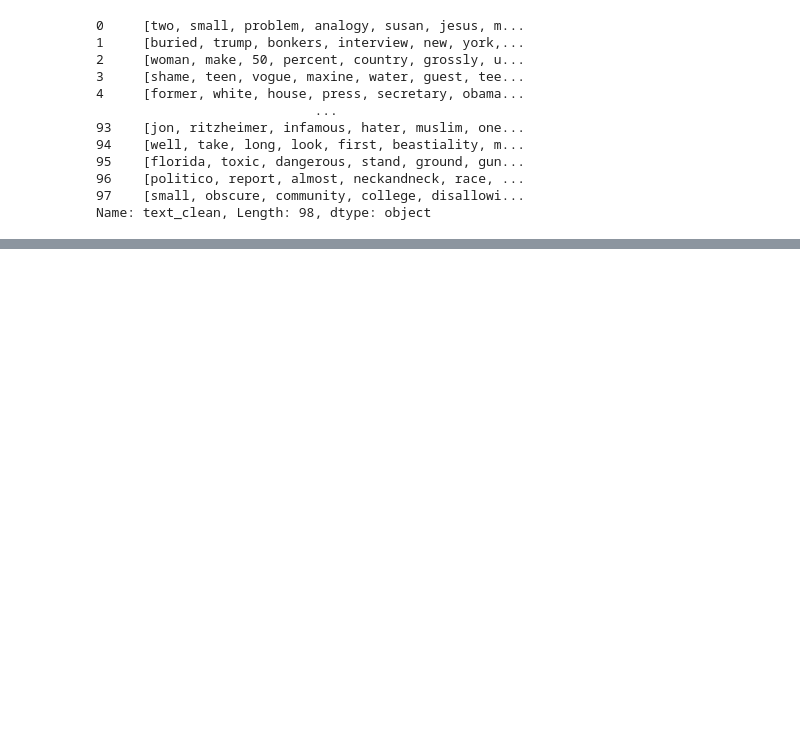
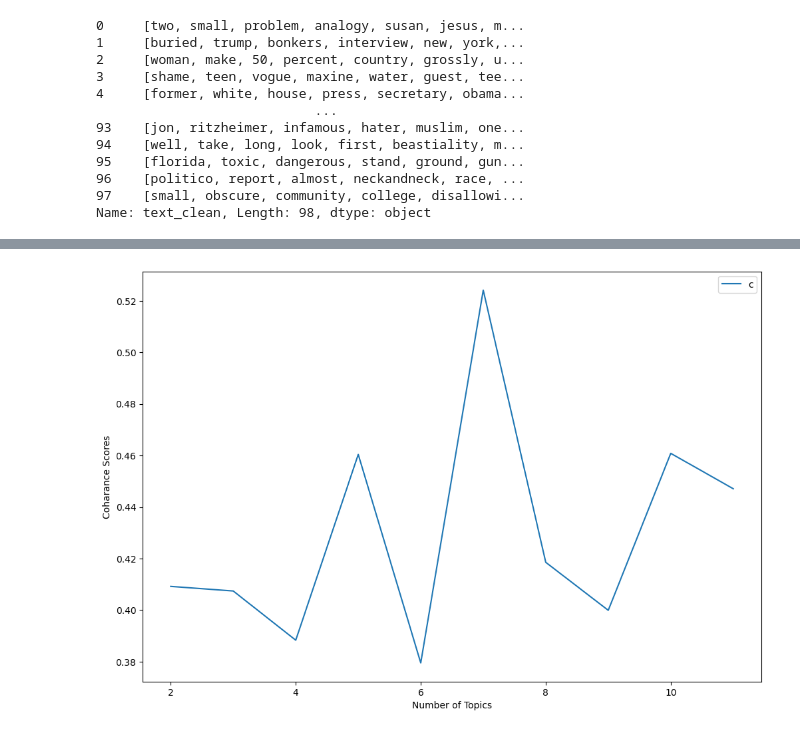
Before and after one commit to EgaSepyana/Ai-Generative, a Jupyter notebook: code/nlp/study_case/categoryzing_fakenews.ipynb, the cells around one changed output, grey strips where cells are left out. Drawn from its saved outputs; the diff is of its cells as text; code cells hidden in the pictures; blank space fills up the shorter version.

```diff
--- a/code/nlp/study_case/categoryzing_fakenews.ipynb
+++ b/code/nlp/study_case/categoryzing_fakenews.ipynb
@@ -477,0 +523,27 @@ for num_topics_i in range(min_topics , max_topics):
+# %%
+from gensim.models import LsiModel, TfidfModel
+
+def tfidf_corpus(doc_term_matrix):
+    tfidf = TfidfModel(corpus= doc_term_matrix , normalize=True)
+    corpus_tfidf = tfidf[doc_term_matrix]
+    return corpus_tfidf
+# %%
+def get_coharance_scores(corpus , dictionary , text , min_topics , max_topics):
+    coherence_values = []
+    model_list = []
+    for num_topics_i in range(min_topics, max_topics+1):
+        model = LsiModel(corpus=corpus, num_topics=num_topics_i, id2word=dictionary)
+        model_list.append(model)
+        coherence_model = CoherenceModel(model=model, texts=text, dictionary=dictionary, coherence='c_v')
+        coherence_values.append(coherence_model.get_coherence())
+    plt.plot(range(min_topics , max_topics+1) , coherence_values)
+    plt.xlabel("Number of Topics")
+    plt.ylabel("Coharance Scores")
+    plt.legend(("coharance_values") , loc='best')
+    plt.show()
+# %%
+corpus_tfidf_fake = tfidf_corpus(doc_term_fake)
+# %%
+get_coharance_scores(corpus_tfidf_fake , dictionary_fake , fake_news_text , min_topics , max_topics)
+# %% [output]
+[figure, added]
```
Also changed, not shown: parts of 26 cells of this notebook, 1 other file.
